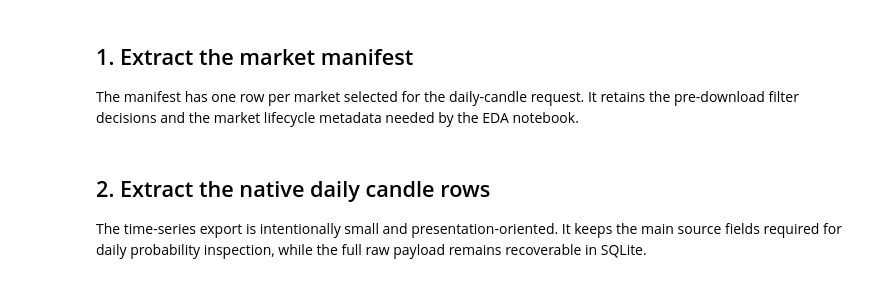
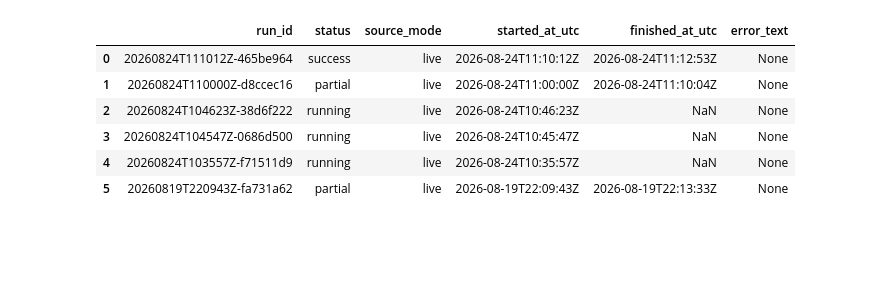
Before and after one commit to sneddy/daily_export, a Jupyter notebook: notebooks/daily_data_diagnostic.ipynb, the cells around one changed output. Cells and saved outputs as stored; diff of their text form; code cells hidden in the pictures; blank space fills up the shorter version.

Commit message:
Add filtered demo dataset and analysis assets

```diff
--- a/notebooks/daily_data_diagnostic.ipynb
+++ b/notebooks/daily_data_diagnostic.ipynb
@@ -68,37 +89,39 @@ runs = read_sql(
     SELECT run_id, started_at_utc, finished_at_utc, status, source_mode,
            config_json, stats_json, error_text
     FROM metadata_runs
     WHERE json_extract(config_json, '$.stage') = 'daily_candles'
       AND json_extract(config_json, '$.selection_id') = ?
       AND json_extract(config_json, '$.selection_group') = ?
     ORDER BY started_at_utc DESC
     """,
     (SELECTION_ID, SELECTION_GROUP),
 )
 
 if CANDLE_RUN_ID is None:
     if runs.empty:
         raise RuntimeError("No daily-candle run found for the selected group.")
     selected_run = runs.iloc[0]
 else:
     selected = runs.loc[runs["run_id"].eq(CANDLE_RUN_ID)]
     if selected.empty:
         raise RuntimeError(f"CANDLE_RUN_ID not found: {CANDLE_RUN_ID}")
     selected_run = selected.iloc[0]
 
 CANDLE_RUN_ID = selected_run["run_id"]
 RUN_STATUS = selected_run["status"]
+RUN_SOURCE_MODE = selected_run["source_mode"]
 RUN_CONFIG = parse_json(selected_run["config_json"])
 RUN_STATS = parse_json(selected_run["stats_json"])
 
 display(runs[[
     "run_id", "status", "source_mode", "started_at_utc",
     "finished_at_utc", "error_text"
 ]].head(10))
-
-print("Selected CANDLE_RUN_ID:", CANDLE_RUN_ID)
-print("Selected run status:", RUN_STATUS)
+# %% [output]
+|  | run_id | status | source_mode | started_at_utc | finished_at_utc | error_text |
+| 0 | 20260824T111012Z-465be964 | success | live | 2026-08-24T11:10:12Z | 2026-08-24T11:12:53Z | None |
+| 1 | 20260824T110000Z-d8ccec16 | partial | live | 2026-08-24T11:00:00Z | 2026-08-24T11:10:04Z | None |
+| 2 | 20260824T104623Z-38d6f222 | running | live | 2026-08-24T10:46:23Z | NaN | None |
+| 3 | 20260824T104547Z-0686d500 | running | live | 2026-08-24T10:45:47Z | NaN | None |
+| 4 | 20260824T103557Z-f71511d9 | running | live | 2026-08-24T10:35:57Z | NaN | None |
+| 5 | 20260819T220943Z-fa731a62 | partial | live | 2026-08-19T22:09:43Z | 2026-08-19T22:13:33Z | None |
-# %% [markdown]
-## 1. Extract the market manifest
-
-The manifest has one row per market selected for the daily-candle request. It retains the pre-download filter decisions and the market lifecycle metadata needed by the EDA notebook.
@@ -204,4 +127,0 @@ display(market_metadata[[
-# %% [markdown]
-## 2. Extract the native daily candle rows
-
-The time-series export is intentionally small and presentation-oriented. It keeps the main source fields required for daily probability inspection, while the full raw payload remains recoverable in SQLite.
```
Also changed, not shown: parts of 19 cells of this notebook, 26 other files.
